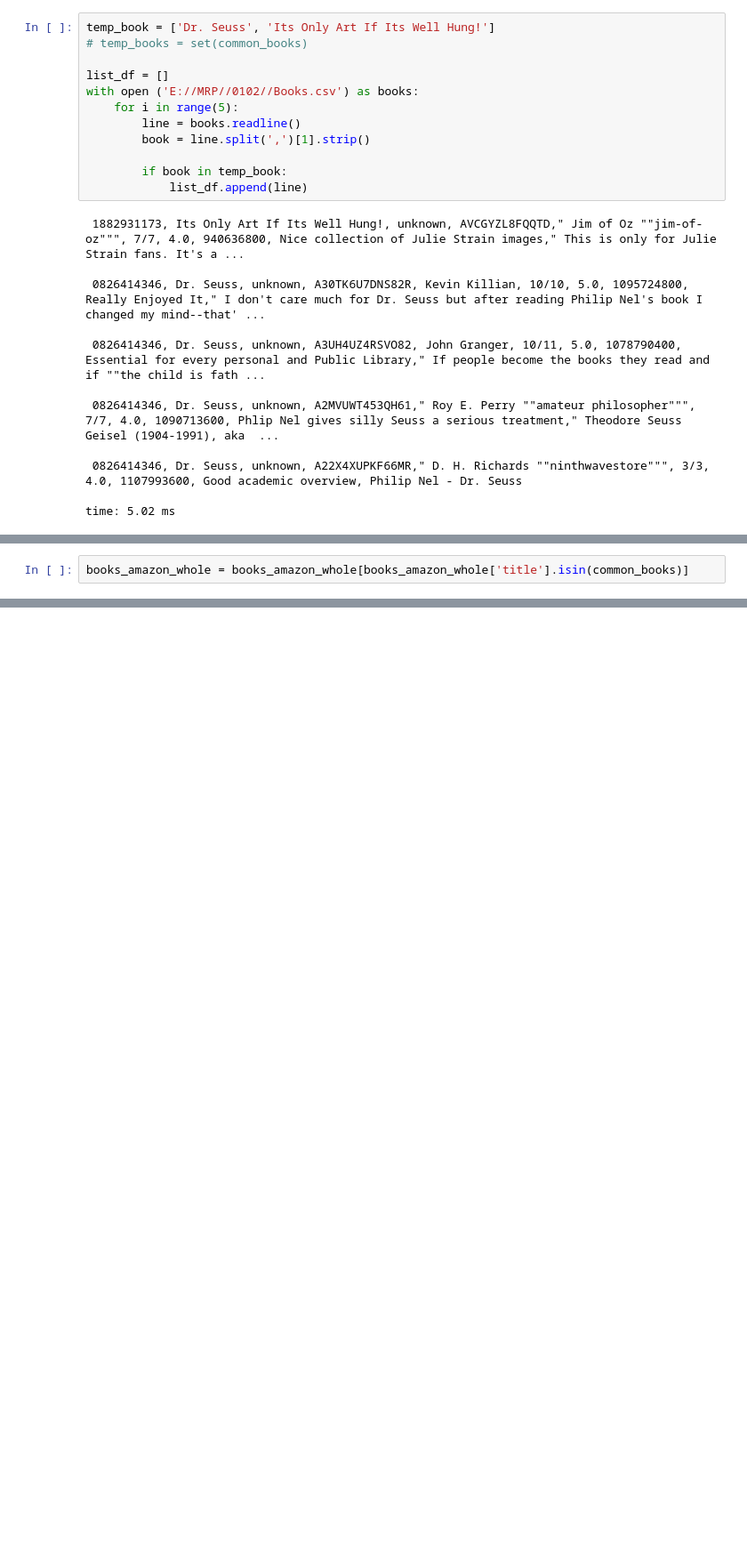
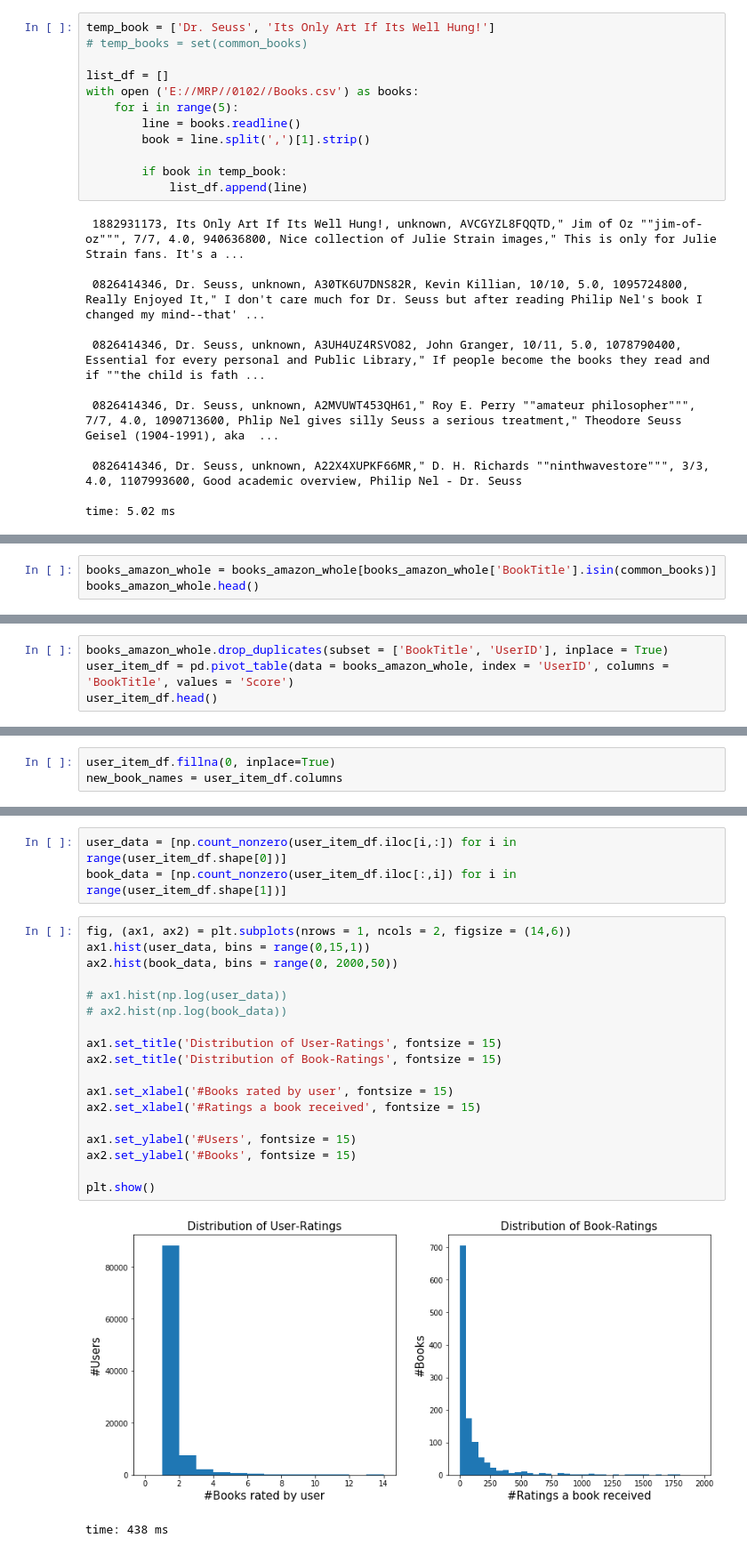
Before and after one commit to Mehul903/Book-Recommender-System, a Jupyter notebook: notebooks/Analysis.ipynb, the cells around one changed output, grey strips where cells are left out. Shown at 89% size. Cells and saved outputs as stored; diff of their text form; blank space fills up the shorter version.

```diff
--- a/notebooks/Analysis.ipynb
+++ b/notebooks/Analysis.ipynb
@@ -105,3 +125,4 @@ books_amazon_whole['title'] = [title.strip().lower() for title in books_amazon_w
 # %%
-books_amazon_whole = books_amazon_whole[books_amazon_whole['title'].isin(common_books)]
+books_amazon_whole = books_amazon_whole[books_amazon_whole['BookTitle'].isin(common_books)]
+books_amazon_whole.head()
 # %% [output]
@@ -125,0 +136,4 @@ time: 26.1 ms
+# %%
+books_amazon_whole.drop_duplicates(subset = ['BookTitle', 'UserID'], inplace = True)
+user_item_df = pd.pivot_table(data = books_amazon_whole, index = 'UserID', columns = 'BookTitle', values = 'Score')
+user_item_df.head()
@@ -125,0 +150,3 @@ time: 26.1 ms
+# %%
+user_item_df.fillna(0, inplace=True)
+new_book_names = user_item_df.columns
@@ -125,0 +159,24 @@ time: 26.1 ms
+# %%
+user_data = [np.count_nonzero(user_item_df.iloc[i,:]) for i in range(user_item_df.shape[0])]
+book_data = [np.count_nonzero(user_item_df.iloc[:,i]) for i in range(user_item_df.shape[1])]
+# %%
+fig, (ax1, ax2) = plt.subplots(nrows = 1, ncols = 2, figsize = (14,6))
+ax1.hist(user_data, bins = range(0,15,1))
+ax2.hist(book_data, bins = range(0, 2000,50))
+
+# ax1.hist(np.log(user_data))
+# ax2.hist(np.log(book_data))
+
+ax1.set_title('Distribution of User-Ratings', fontsize = 15)
+ax2.set_title('Distribution of Book-Ratings', fontsize = 15)
+
+ax1.set_xlabel('#Books rated by user', fontsize = 15)
+ax2.set_xlabel('#Ratings a book received', fontsize = 15)
+
+ax1.set_ylabel('#Users', fontsize = 15)
+ax2.set_ylabel('#Books', fontsize = 15)
+
+plt.show()
+# %% [output]
+[figure, added]
+time: 438 ms
```
Also changed, not shown: parts of 24 cells of this notebook.
